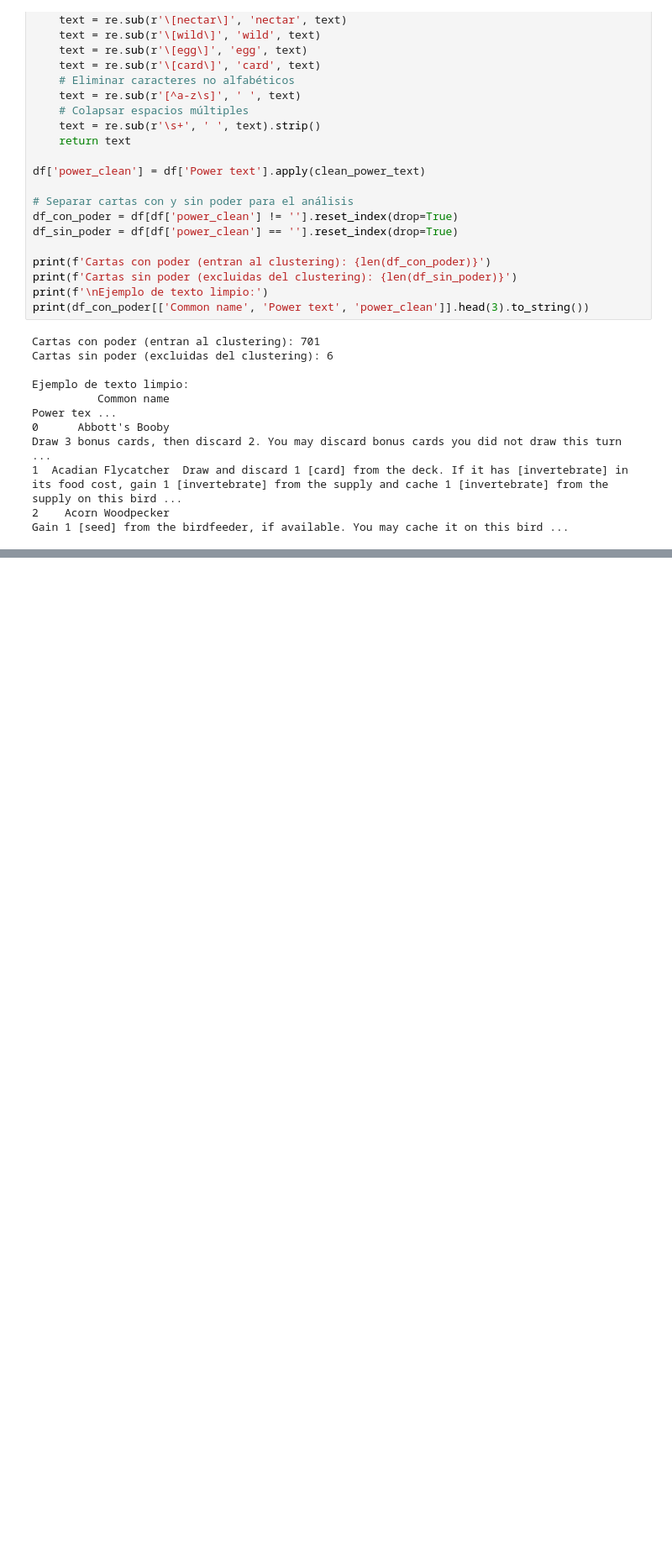
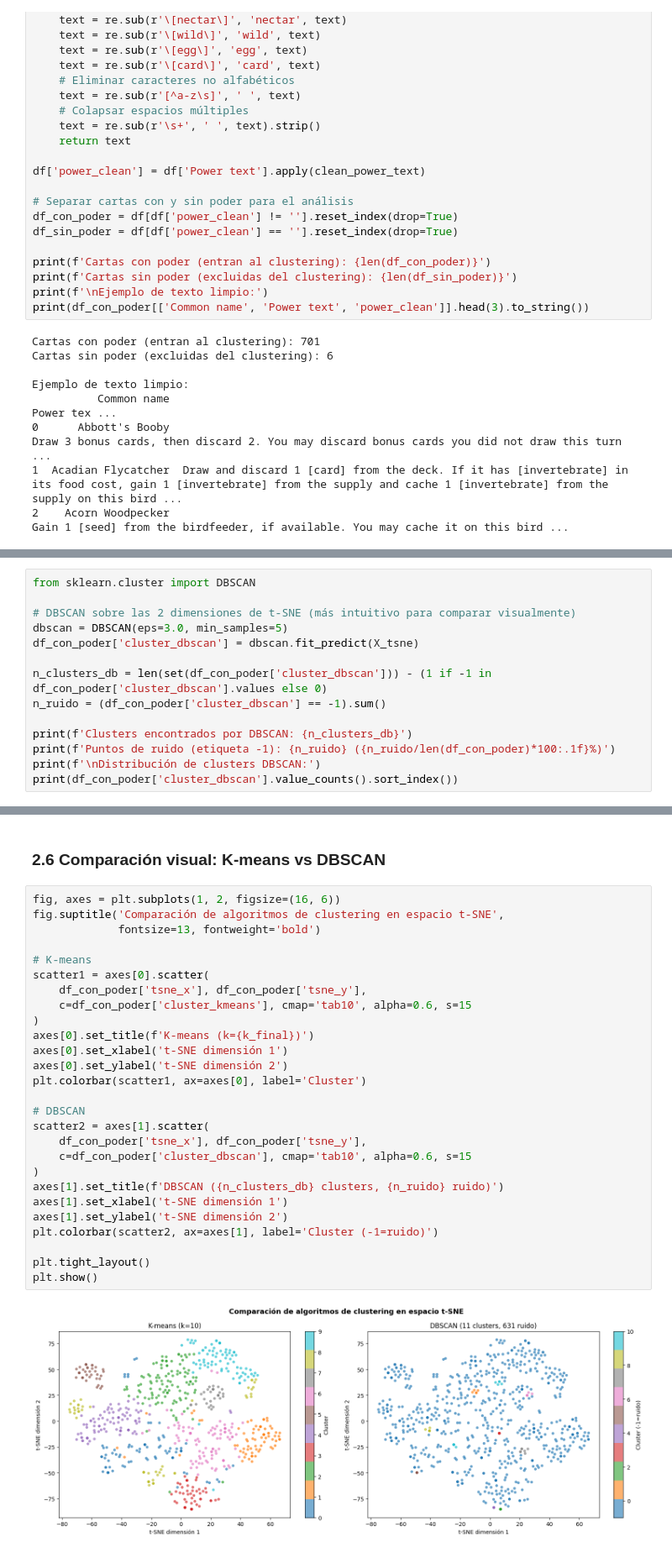
Before and after one commit to marce8881/wingspan-ml, a Jupyter notebook: notebooks/wingspan_analysis.ipynb, the cells around one changed output, grey strips where cells are left out. Shown at 84% size. Drawn from its saved outputs; the diff is of its cells as text; blank space fills up the shorter version.

```diff
--- a/notebooks/wingspan_analysis.ipynb
+++ b/notebooks/wingspan_analysis.ipynb
@@ -223,0 +375,14 @@ Ejemplo de texto limpio:
+# %%
+from sklearn.cluster import DBSCAN
+
+# DBSCAN sobre las 2 dimensiones de t-SNE (más intuitivo para comparar visualmente)
+dbscan = DBSCAN(eps=3.0, min_samples=5)
+df_con_poder['cluster_dbscan'] = dbscan.fit_predict(X_tsne)
+
+n_clusters_db = len(set(df_con_poder['cluster_dbscan'])) - (1 if -1 in df_con_poder['cluster_dbscan'].values else 0)
+n_ruido = (df_con_poder['cluster_dbscan'] == -1).sum()
+
+print(f'Clusters encontrados por DBSCAN: {n_clusters_db}')
+print(f'Puntos de ruido (etiqueta -1): {n_ruido} ({n_ruido/len(df_con_poder)*100:.1f}%)')
+print(f'\nDistribución de clusters DBSCAN:')
+print(df_con_poder['cluster_dbscan'].value_counts().sort_index())
@@ -223,0 +408,31 @@ Ejemplo de texto limpio:
+# %% [markdown]
+### 2.6 Comparación visual: K-means vs DBSCAN
+# %%
+fig, axes = plt.subplots(1, 2, figsize=(16, 6))
+fig.suptitle('Comparación de algoritmos de clustering en espacio t-SNE',
+             fontsize=13, fontweight='bold')
+
+# K-means
+scatter1 = axes[0].scatter(
+    df_con_poder['tsne_x'], df_con_poder['tsne_y'],
+    c=df_con_poder['cluster_kmeans'], cmap='tab10', alpha=0.6, s=15
+)
+axes[0].set_title(f'K-means (k={k_final})')
+axes[0].set_xlabel('t-SNE dimensión 1')
+axes[0].set_ylabel('t-SNE dimensión 2')
+plt.colorbar(scatter1, ax=axes[0], label='Cluster')
+
+# DBSCAN
+scatter2 = axes[1].scatter(
+    df_con_poder['tsne_x'], df_con_poder['tsne_y'],
+    c=df_con_poder['cluster_dbscan'], cmap='tab10', alpha=0.6, s=15
+)
+axes[1].set_title(f'DBSCAN ({n_clusters_db} clusters, {n_ruido} ruido)')
+axes[1].set_xlabel('t-SNE dimensión 1')
+axes[1].set_ylabel('t-SNE dimensión 2')
+plt.colorbar(scatter2, ax=axes[1], label='Cluster (-1=ruido)')
+
+plt.tight_layout()
+plt.show()
+# %% [output]
+[figure, added]
```
Also changed, not shown: parts of 15 cells of this notebook.
